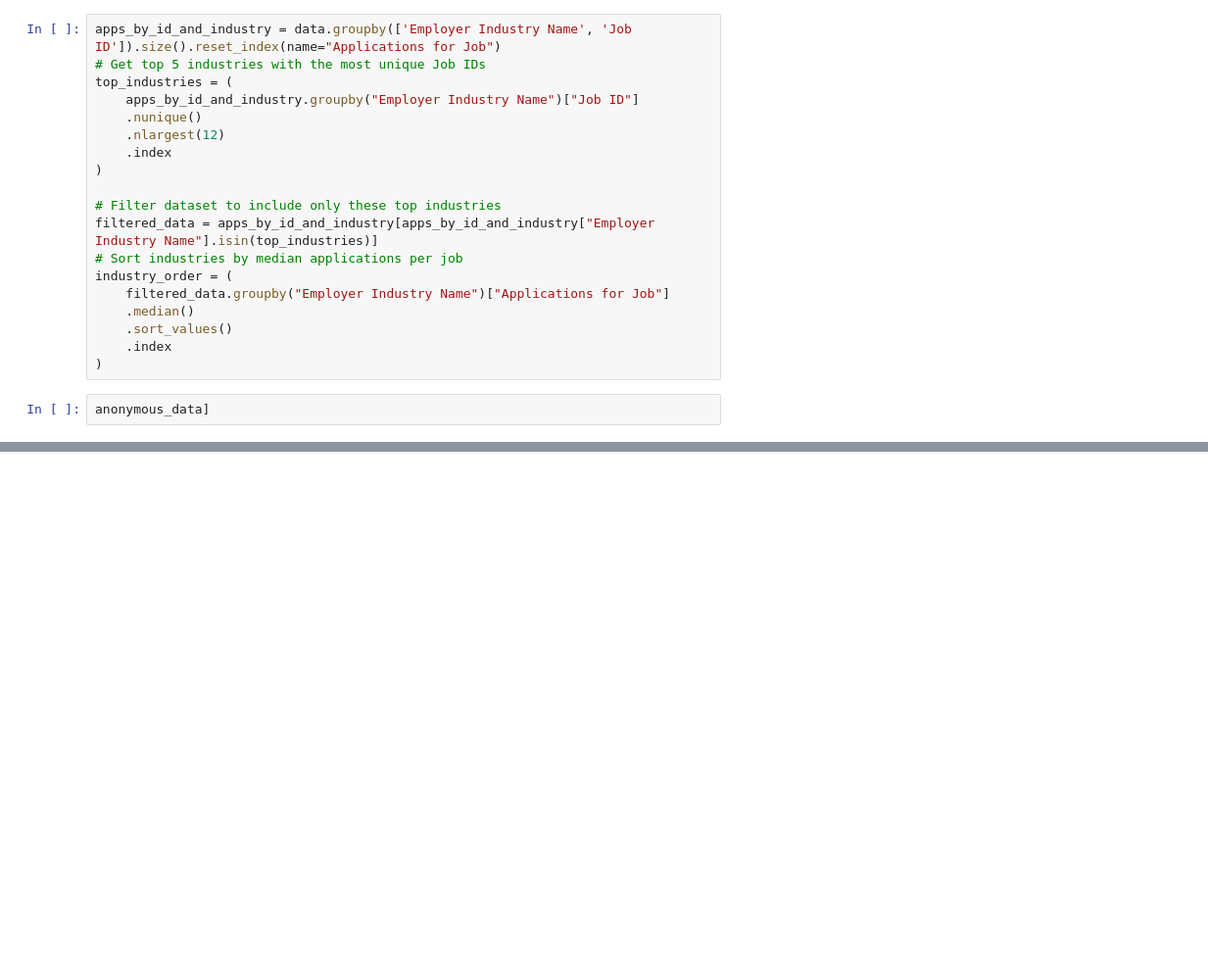
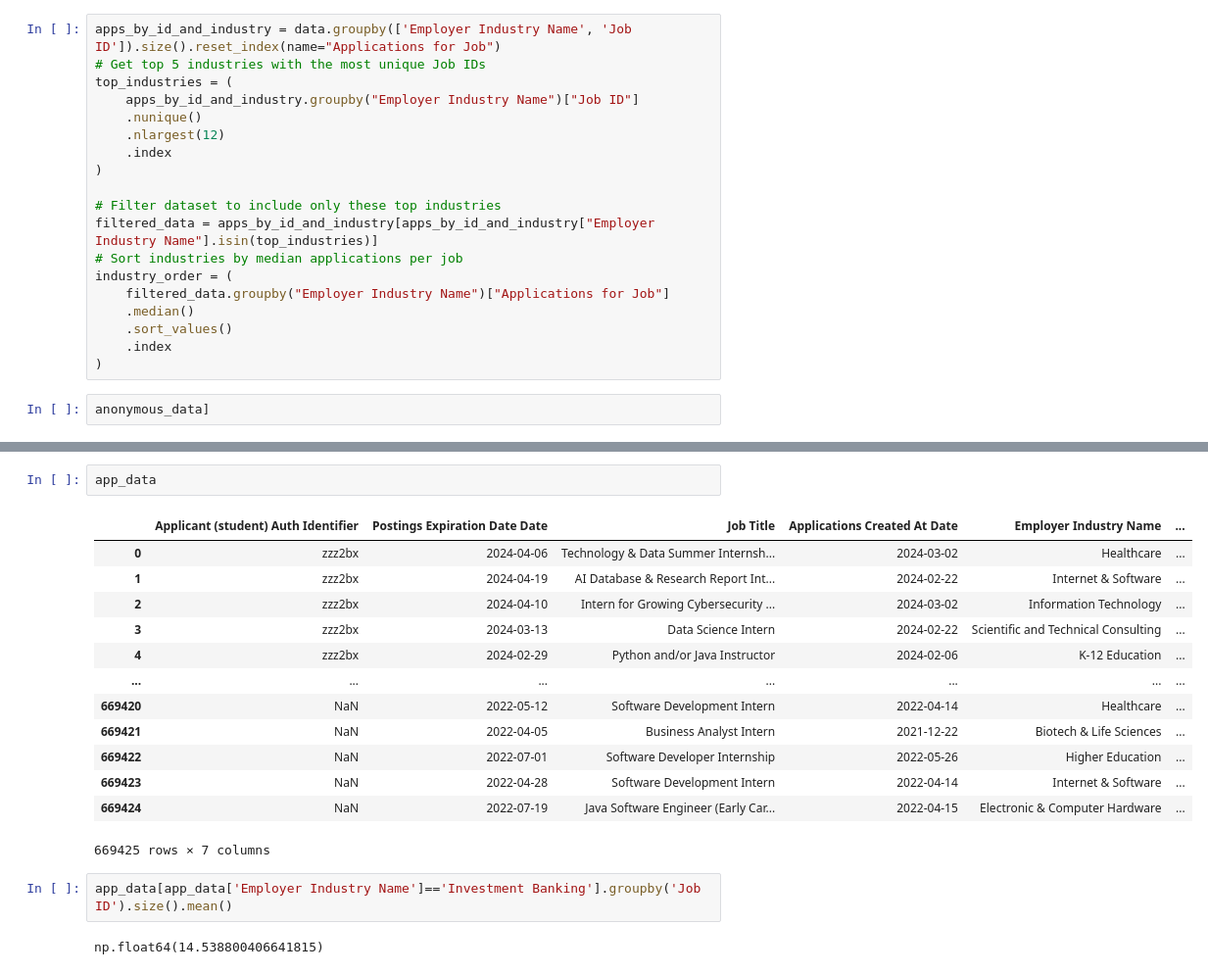
Before and after one commit to notjavo/career_center_dashboard, a Jupyter notebook: industries.ipynb, the cells around one changed output, grey strips where cells are left out. Shown at 98% size. Drawn from its saved outputs; the diff is of its cells as text; blank space fills up the shorter version.

```diff
--- a/industries.ipynb
+++ b/industries.ipynb
@@ -109,0 +100,20 @@ alignment
+# %%
+app_data
+# %% [output]
+|  | Applicant (student) Auth Identifier | Postings Expiration Date Date | Job Title | Applications Created At Date | Employer Industry Name | ... |
+| 0 | zzz2bx | 2024-04-06 | Technology & Data Summer Internsh... | 2024-03-02 | Healthcare | ... |
+| 1 | zzz2bx | 2024-04-19 | AI Database & Research Report Int... | 2024-02-22 | Internet & Software | ... |
+| 2 | zzz2bx | 2024-04-10 | Intern for Growing Cybersecurity ... | 2024-03-02 | Information Technology | ... |
+| 3 | zzz2bx | 2024-03-13 | Data Science Intern | 2024-02-22 | Scientific and Technical Consulting | ... |
+| 4 | zzz2bx | 2024-02-29 | Python and/or Java Instructor | 2024-02-06 | K-12 Education | ... |
+| ... | ... | ... | ... | ... | ... | ... |
+| 669420 | NaN | 2022-05-12 | Software Development Intern | 2022-04-14 | Healthcare | ... |
+| 669421 | NaN | 2022-04-05 | Business Analyst Intern | 2021-12-22 | Biotech & Life Sciences | ... |
+| 669422 | NaN | 2022-07-01 | Software Developer Internship | 2022-05-26 | Higher Education | ... |
+| 669423 | NaN | 2022-04-28 | Software Development Intern | 2022-04-14 | Internet & Software | ... |
+| 669424 | NaN | 2022-07-19 | Java Software Engineer (Early Car... | 2022-04-15 | Electronic & Computer Hardware | ... |
+669425 rows × 7 columns
+# %%
+app_data[app_data['Employer Industry Name']=='Investment Banking'].groupby('Job ID').size().mean()
+# %% [output]
+np.float64(14.538800406641815)
```
Also changed, not shown: parts of 3 cells of this notebook, 5 other files.
